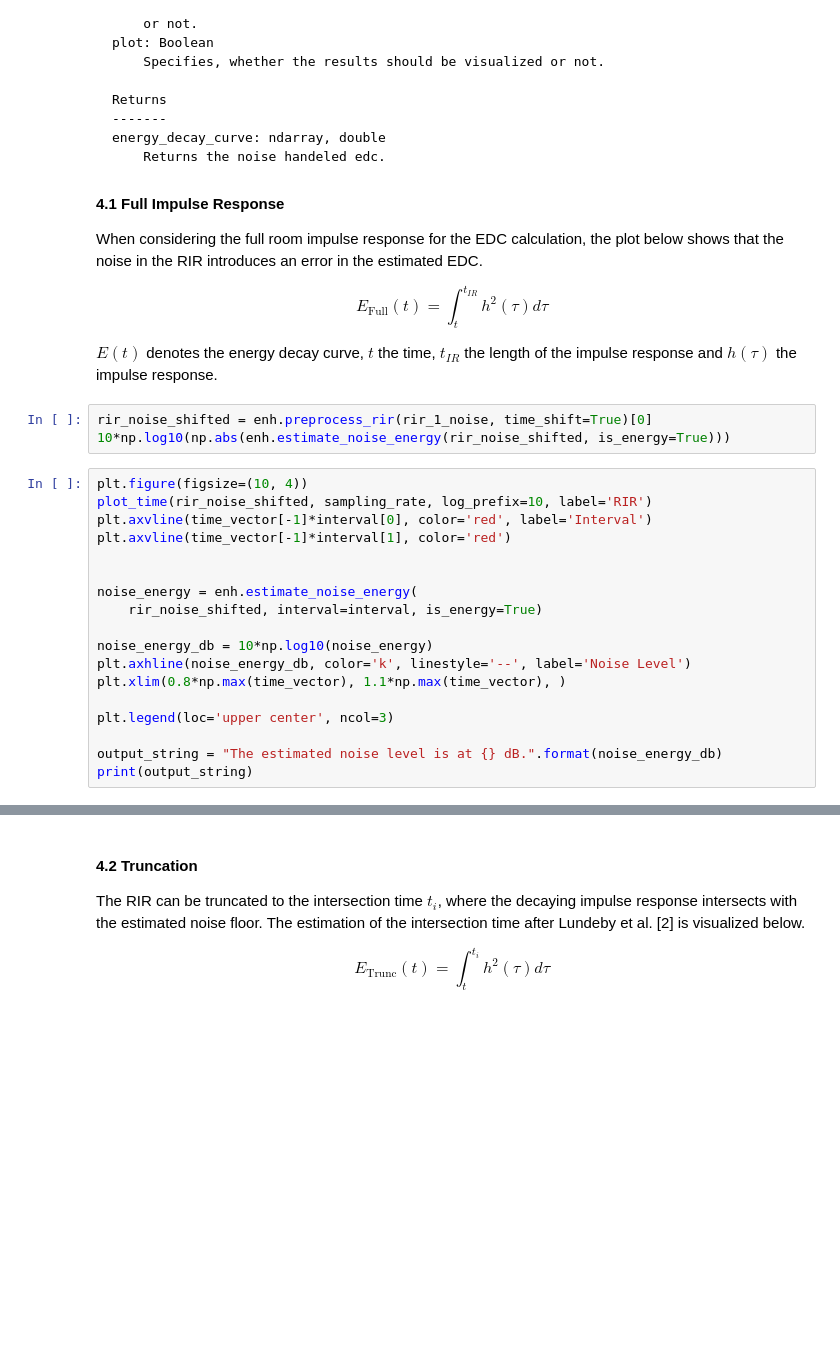
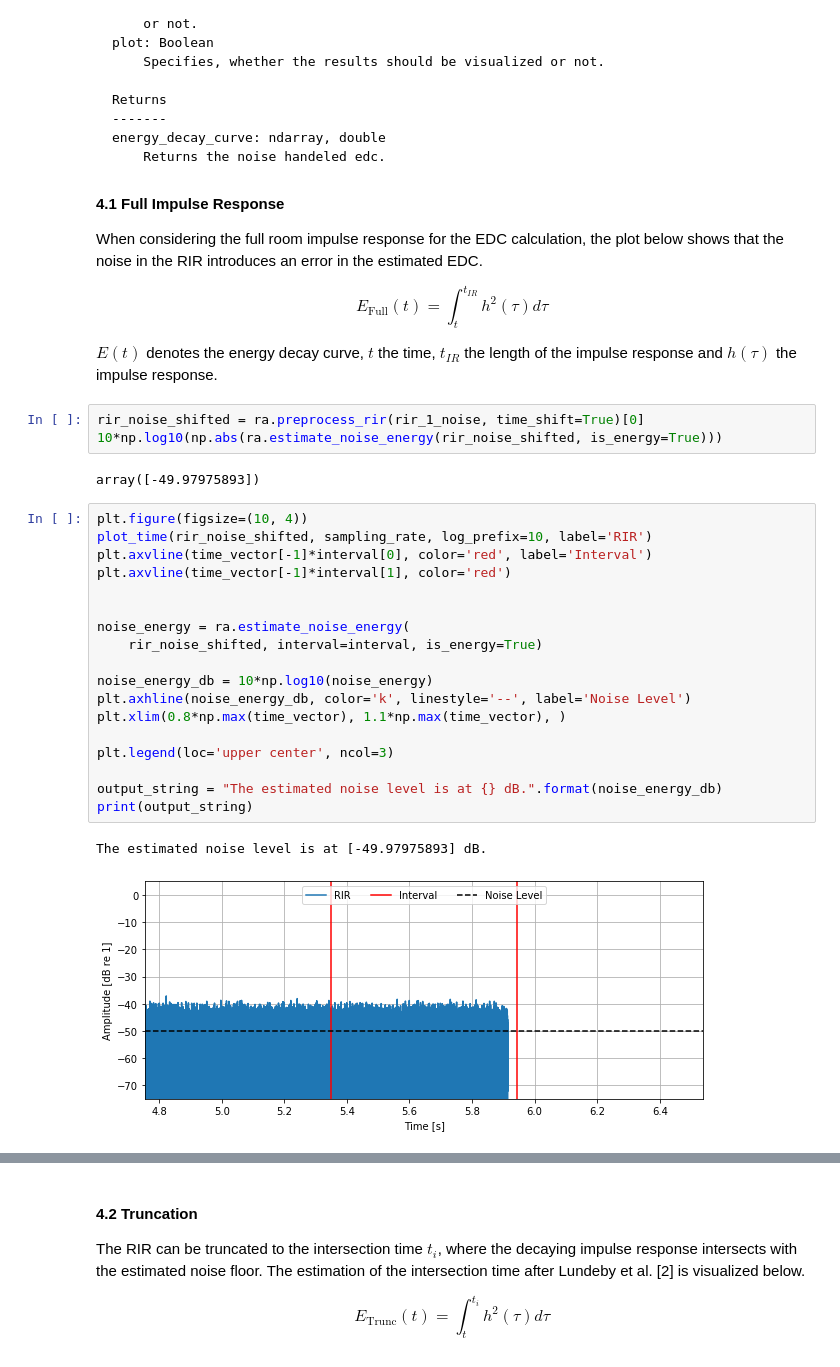
Before and after one commit to pyfar/pyrato, a Jupyter notebook: examples/energy_decay_curves_and_reverberation_time.ipynb, the cells around one changed output, grey strips where cells are left out. Drawn from its saved outputs; the diff is of its cells as text; blank space fills up the shorter version.

```diff
--- a/examples/energy_decay_curves_and_reverberation_time.ipynb
+++ b/examples/energy_decay_curves_and_reverberation_time.ipynb
@@ -134,24 +138,29 @@ $$ E_{\mathrm{Full}}(t) = \int_t^{t_{IR}} h^2(\tau) d\tau  $$
 
 $E(t)$ denotes the energy decay curve, $t$ the time, $t_{IR}$ the length of the impulse response and $h(\tau)$ the impulse response.
 # %%
-rir_noise_shifted = enh.preprocess_rir(rir_1_noise, time_shift=True)[0]
-10*np.log10(np.abs(enh.estimate_noise_energy(rir_noise_shifted, is_energy=True)))
+rir_noise_shifted = ra.preprocess_rir(rir_1_noise, time_shift=True)[0]
+10*np.log10(np.abs(ra.estimate_noise_energy(rir_noise_shifted, is_energy=True)))
+# %% [output]
+array([-49.97975893])
 # %%
 plt.figure(figsize=(10, 4))
 plot_time(rir_noise_shifted, sampling_rate, log_prefix=10, label='RIR')
 plt.axvline(time_vector[-1]*interval[0], color='red', label='Interval')
 plt.axvline(time_vector[-1]*interval[1], color='red')
 
 
-noise_energy = enh.estimate_noise_energy(
+noise_energy = ra.estimate_noise_energy(
     rir_noise_shifted, interval=interval, is_energy=True)
 
 noise_energy_db = 10*np.log10(noise_energy)
 plt.axhline(noise_energy_db, color='k', linestyle='--', label='Noise Level')
 plt.xlim(0.8*np.max(time_vector), 1.1*np.max(time_vector), )
 
 plt.legend(loc='upper center', ncol=3)
 
 output_string = "The estimated noise level is at {} dB.".format(noise_energy_db)
 print(output_string)
+# %% [output]
+The estimated noise level is at [-49.97975893] dB.
+[figure, added]
 # %%
```
Also changed, not shown: parts of 15 cells of this notebook, 3 other files.
